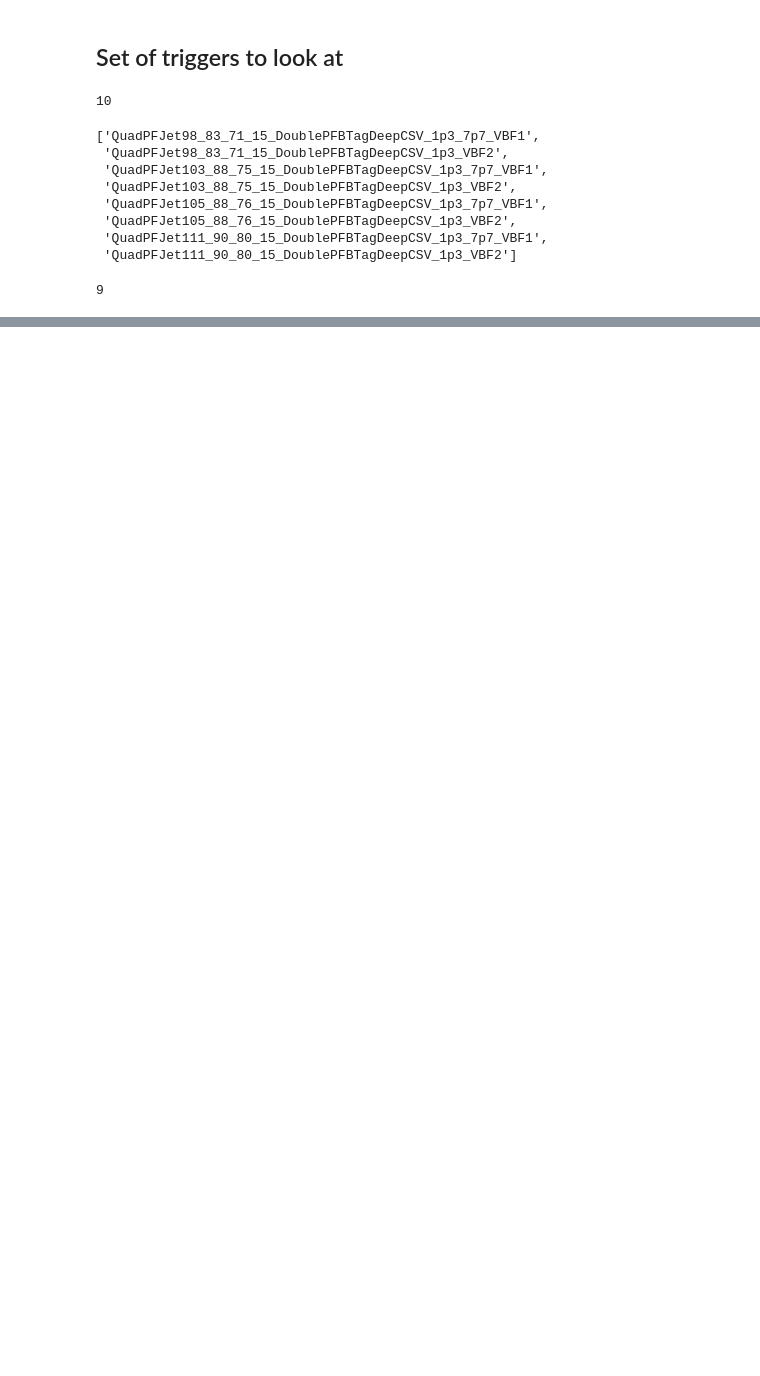
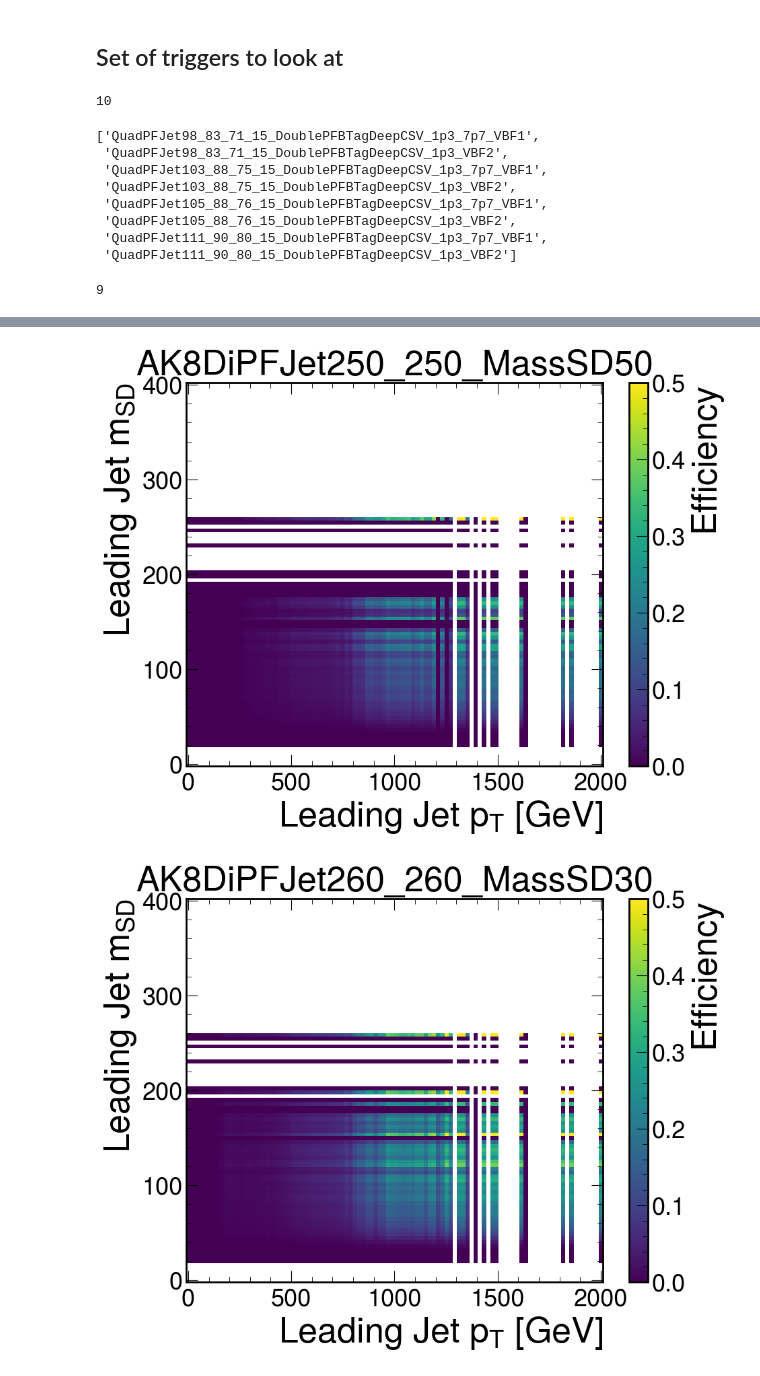
Before and after one commit to JavierZhao/hbb-run3, a Jupyter notebook: trig_eff/trig_eff.ipynb, the cells around one changed output, grey strips where cells are left out. Cells and saved outputs as stored; diff of their text form; code cells hidden in the pictures; blank space fills up the shorter version.

```diff
--- a/trig_eff/trig_eff.ipynb
+++ b/trig_eff/trig_eff.ipynb
@@ -285,0 +248,67 @@ plot_2d_trigger_histograms(name, 'VBF', output, list(triggers_set))
+# %%
+import matplotlib.pyplot as plt
+import numpy as np
+import os
+
+def plot_trigger_efficiencies(prod_mode, output, triggers_set, max_triggers_per_plot=5):
+    save_dir = f"figures/{prod_mode}/leading_pt_mSD"
+    os.makedirs(save_dir, exist_ok=True)  # Ensure the directory exists
+
+    # Function to chunk the triggers_set
+    def chunk_triggers(triggers, chunk_size):
+        for i in range(0, len(triggers), chunk_size):
+            yield triggers[i:i + chunk_size]
+
+    colors = ['blue', 'green', 'red', 'purple', 'orange']  # Adjust or add more colors as needed
+
+    # Chunk the triggers_set into parts of size max_triggers_per_plot
+    trigger_chunks = list(chunk_triggers(triggers_set, max_triggers_per_plot))
+
+    for chunk_index, trigger_chunk in enumerate(trigger_chunks):
+
+        # Plot for each trigger in the chunk
+        for i, trigger in enumerate(trigger_chunk):
+            pT_total = np.array(output[trigger]['pt_total'])
+            mSD_total = np.array(output[trigger]['msd_total'])
+            pT_pass = np.array(output[trigger]['pt_pass'])
+            mSD_pass = np.array(output[trigger]['msd_pass'])
+
+            # Avoid division by zero
+            pT_total = np.where(pT_total == 0, np.nan, pT_total)
+            mSD_total = np.where(mSD_total == 0, np.nan, mSD_total)
+
+            # Calculate efficiency, avoiding NaN and inf values
+            efficiency_pt = pT_pass / pT_total
+            efficiency_msd = mSD_pass / mSD_total
+            pt_bins = np.linspace(0, 2000, 100)  # Adjust according to your bins
+
+
+            msd_bins = np.linspace(0, 400, 100)  # Adjust according to your bins
+
+
+            # Create meshgrid for 2D plot
+            pt_grid, msd_grid = np.meshgrid(pt_bins, msd_bins)
+
+            # Now create a 2D array representing the combined efficiency at each (pt, msd)
+            combined_efficiency = np.outer(efficiency_pt, efficiency_msd)
+
+            # Plot the 2D histogram
+            fig, ax = plt.subplots(figsize=(10, 8))
+            c = ax.pcolormesh(pt_grid, msd_grid, combined_efficiency, shading='auto', cmap='viridis')
+            plt.colorbar(c, label='Efficiency')
+
+            ax.set_xlabel('Leading Jet $p_T$ [GeV]')
+            ax.set_ylabel('Leading Jet $m_{SD}$')
+            ax.set_title(f'{trigger}')
+
+            # Save each figure
+            plt.tight_layout()
+            plt.savefig(f"{save_dir}/{trigger}_Efficiency.png", dpi=200, bbox_inches='tight')
+            plt.show()
+
+# Example usage
+output = out[0]
+plot_trigger_efficiencies('VBF', output, list(triggers_set))
+# %% [output]
+[figure, added]
+[figure, added]
```
Also changed, not shown: parts of 4 cells of this notebook, 17 other files.
